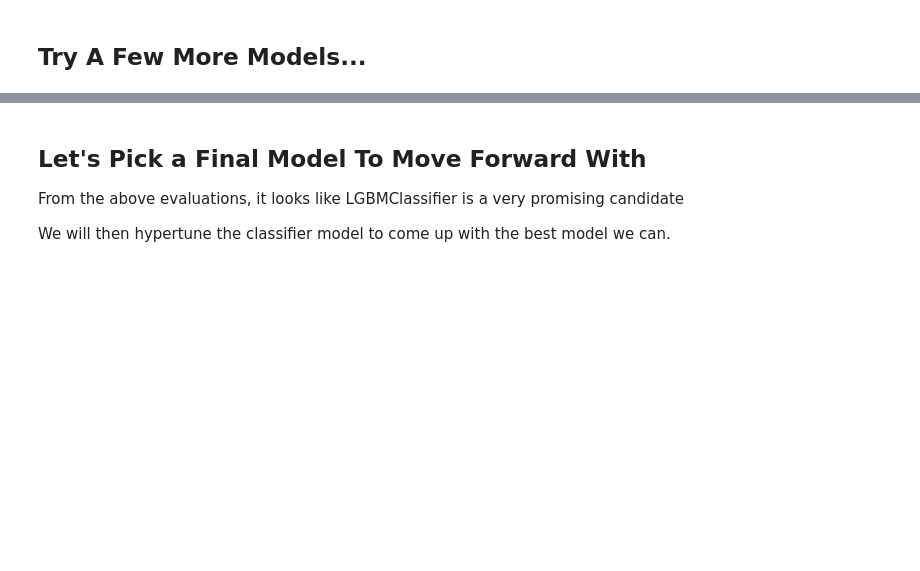
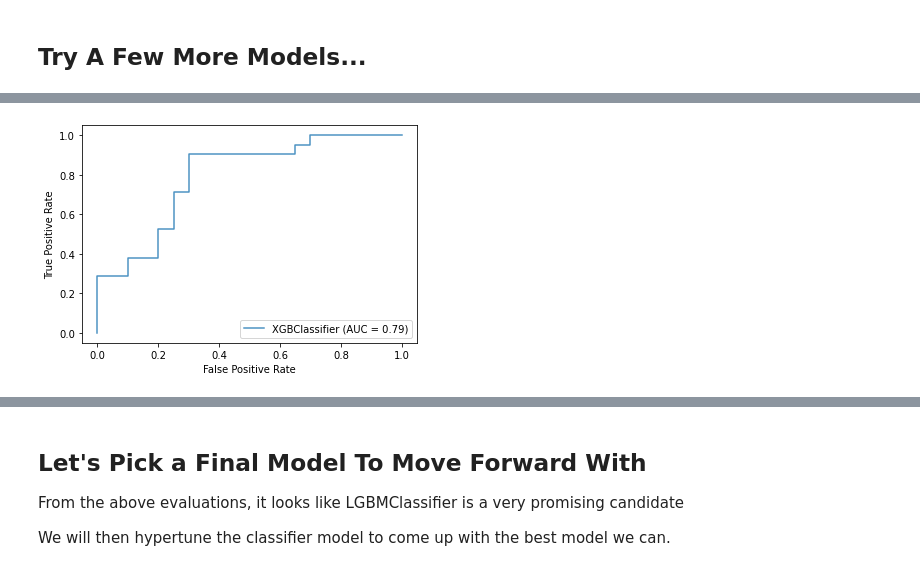
Before and after one commit to gotar1/are_you_hot, a Jupyter notebook: Project_3_Hot_Model/model_classification.ipynb, the cells around one changed output, grey strips where cells are left out. Cells and saved outputs as stored; diff of their text form; code cells hidden in the pictures; blank space fills up the shorter version.

```diff
--- a/Project_3_Hot_Model/model_classification.ipynb
+++ b/Project_3_Hot_Model/model_classification.ipynb
@@ -206,0 +217,8 @@ Test result: f1: 0.762, acc: 0.756
+# %%
+xgbc = XGBClassifier(random_state=42)
+xgbc.fit(X_train, y_train)
+ax = plt.gca()
+xgbc_disp = plot_roc_curve(xgbc, X_test, y_test, ax=ax, alpha=0.8)
+plt.savefig('../Images/xgbc_ROC.png')
+plt.show()
+# %% [output]
@@ -206,0 +226 @@ Test result: f1: 0.762, acc: 0.756
+[figure, added]
```
Also changed, not shown: parts of 9 cells of this notebook, 6 other files.
